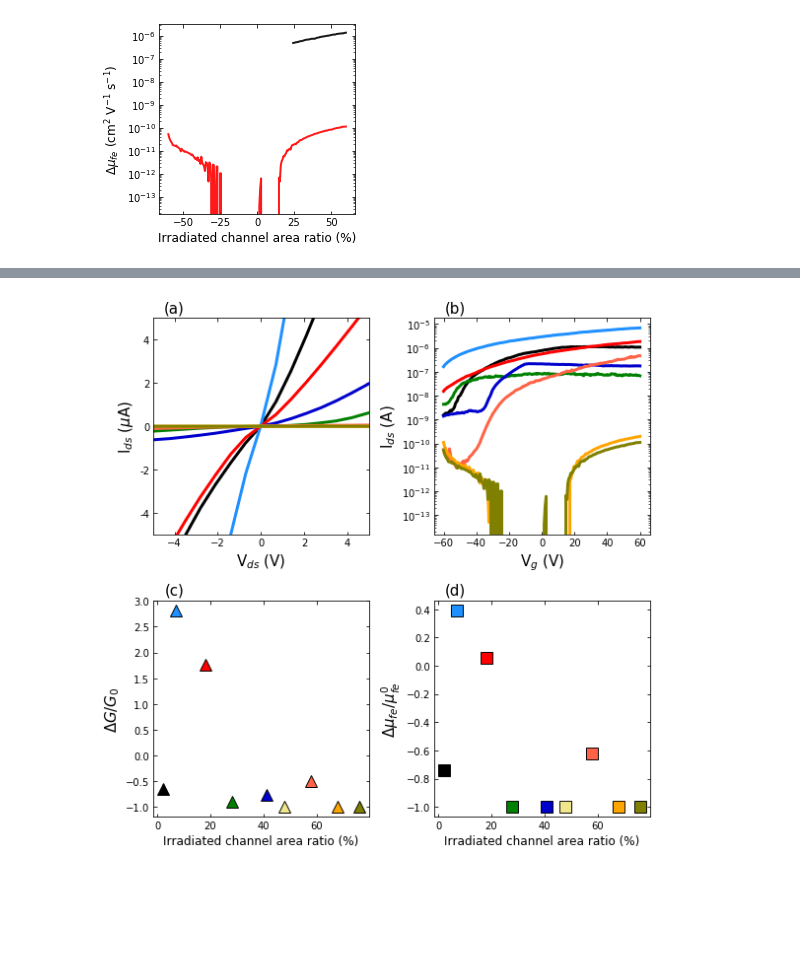
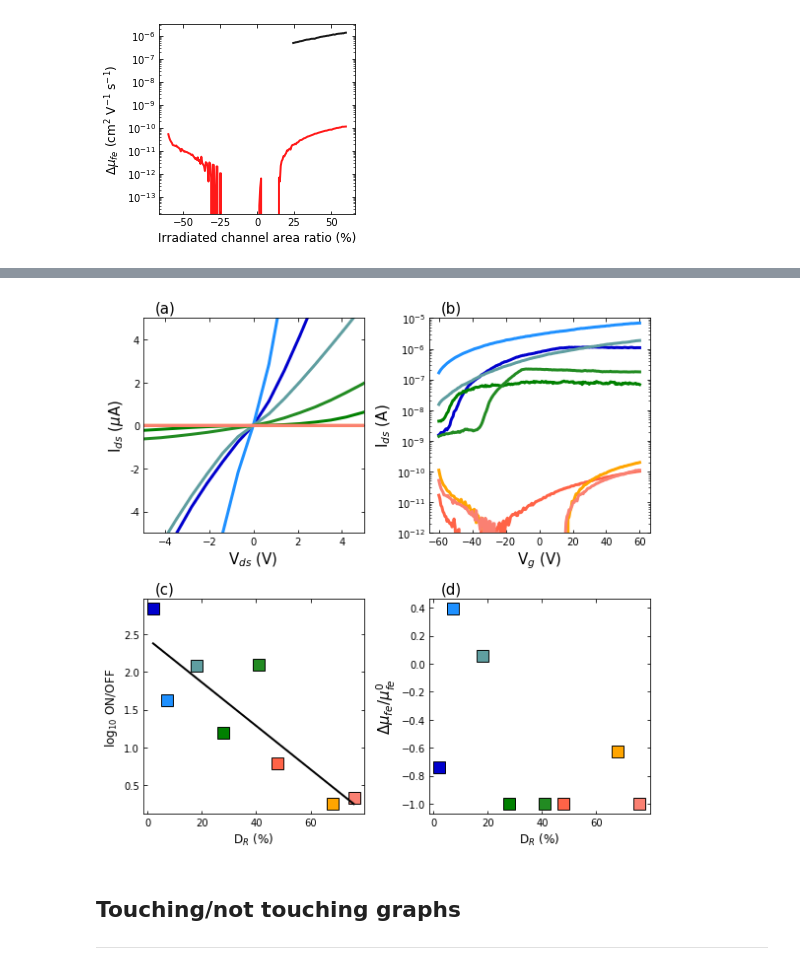
Before and after one commit to molydisulfide/Cut-to-channel-ratio-study, a Jupyter notebook: Paper.ipynb, the cells around one changed output, grey strips where cells are left out. Cells and saved outputs as stored; diff of their text form; code cells hidden in the pictures; blank space fills up the shorter version.

```diff
--- a/Paper.ipynb
+++ b/Paper.ipynb
@@ -915,7 +914,7 @@ plt.show()
 # %%
 fig = plt.figure(figsize = (3.5,3.5))
 ax9 = fig.add_subplot(111)
-cb = ['black','dodgerblue', 'r', 'g', 'mediumblue', 'khaki','tomato', 'orange', 'olive']
+cb = ['mediumblue','dodgerblue', 'cadetblue', 'g', 'forestgreen', 'lime','tomato', 'orange', 'salmon']
 for i in range(len(cb)):
     ax9.plot(ratios[i], sigma_changes[i],'^', ms =12, color=cb[i], mew = '0.95', linewidth = 2, mec = 'black',
         label = "As-made")
@@ -933,7 +932,7 @@ plt.show()
 # %%
 fig = plt.figure(figsize = (3.5,3.5))
 ax9 = fig.add_subplot(111)
-cb = ['black','dodgerblue', 'r', 'g', 'mediumblue', 'khaki','tomato', 'orange', 'olive']
+cb = ['mediumblue','dodgerblue', 'cadetblue', 'g', 'forestgreen', 'lime','tomato', 'orange', 'salmon']
 for i in range(len(cb)):
     ax9.plot(ratios[i], mob_changes[i],'s', ms =12, color=cb[i], mew = '0.95', linewidth = 2, mec = 'black',
         label = "As-made")
@@ -950,0 +975,16 @@ plt.show()
+# %%
+fig = plt.figure(figsize = (3.5,3.5))
+ax9 = fig.add_subplot(111)
+cb = ['mediumblue','dodgerblue', 'cadetblue', 'g', 'forestgreen', 'tomato', 'orange', 'salmon']
+for i in range(len(cb)):
+    ax9.plot(ratios[i], l[i],'s', ms =12, color=cb[i], mew = '0.95', linewidth = 2, mec = 'black',
+        label = "As-made")
+ax9.plot(ratios, fit_fn(ratios), color = 'black', lw = 2, ls = "-")
+ax9.set_yscale('log')
+ax9.tick_params(which = 'both', direction = 'in', top = 'on', right = 'on')
+ax9.set_ylabel("log$_{10}$ ON/OFF ", fontsize = 12)
+ax9.set_xlabel("Irradiated channel area ratio (%)", fontsize = 12)
+#ax9.legend(loc = 'lower right', fontsize = 11)
+
+plt.savefig("on_offs",bbox_inches='tight', dpi = 300)
+plt.show()
@@ -951,38 +993,34 @@ plt.show()
 # %%
 fig = plt.figure(figsize = ((8,8)))
-cb = ['black','dodgerblue', 'r', 'g', 'mediumblue', 'khaki','tomato', 'orange', 'olive']
+cb = ['mediumblue','dodgerblue', 'cadetblue', 'g', 'forestgreen', 'tomato', 'orange', 'salmon']
 scale_y = 1e-6
 ticks_y = ticker.FuncFormatter(lambda x, pos: '{0:g}'.format(x/scale_y))
 
 ax1 = fig.add_subplot(221)
 ax1.set_title("(a)", fontsize = 15, x=0.1)
 ax1.yaxis.set_major_formatter(ticks_y)
-ax1.plot(x_02_EVO_NF[50:150], y_02_EVO_NF[50:150], '-', ms =5,alpha = 1, mew = '1', color = 'black',
+ax1.plot(x_02_EVO_NF[50:150], y_02_EVO_NF[50:150], '-', ms =5,alpha = 1, mew = '1', color = 'mediumblue',
          linewidth = 3, mfc = "black",
         label = "2%")
 ax1.plot(x_085_EVO_NF[50:150], y_085_EVO_NF[50:150], '-', ms =5,alpha = 1, mew = '1', color = 'dodgerblue',
          linewidth = 3, mfc = "dodgerblue",
         label = "7%")
-ax1.plot(x_10_EVO_NF[50:150], y_10_EVO_NF[50:150], '-', ms =5,alpha = 1, mew = '1', color = 'r',
+ax1.plot(x_10_EVO_NF[50:150], y_10_EVO_NF[50:150], '-', ms =5,alpha = 1, mew = '1', color = 'cadetblue',
          linewidth = 3, mfc = "r",
         label = "18%")
 ax1.plot(x_095_EVO_NF[50:150], y_095_EVO_NF[50:150], '-', ms =5,alpha = 1, mew = '1', color = 'g',
          linewidth = 3, mfc = "g",
         label = "28%")
-
-ax1.plot(x_03_EVO_NF[50:150], y_03_EVO_NF[50:150], '-', ms =5,alpha = 1, mew = '1', color = 'mediumblue',
+ax1.plot(x_03_EVO_NF[50:150], y_03_EVO_NF[50:150], '-', ms =5,alpha = 1, mew = '1', color = 'forestgreen',
          linewidth = 3, mfc = "mediumblue",
         label = "41%")
-ax1.plot(x_06_EVO_NF[50:150], y_06_EVO_NF[50:150], '-', ms =5,alpha = 1, mew = '1', color = 'khaki',
+ax1.plot(x_06_EVO_NF[50:150], y_06_EVO_NF[50:150], '-', ms =5,alpha = 1, mew = '1', color = 'tomato',
          linewidth = 3, mfc = "khaki",
         label = "48%")
-ax1.plot(x_055_EVO_NF[50:150], y_055_EVO_NF[50:150], '-', ms =5,alpha = 1, mew = '1', color = 'tomato',
-         linewidth = 3, mfc = "tomato",
-        label = "58%")
 ax1.plot(x_08_EVO_NF[50:150], y_08_EVO_NF[50:150], '-', ms =5,alpha = 1, mew = '1', color = 'orange',
          linewidth = 3, mfc = "orange",
         label = "60%")
-ax1.plot(x_07_EVO_NF[50:150], y_07_EVO_NF[50:150], '-', ms =5,alpha = 1, mew = '1', color = 'olive',
+ax1.plot(x_07_EVO_NF[50:150], y_07_EVO_NF[50:150], '-', ms =5,alpha = 1, mew = '1', color = 'salmon',
          linewidth = 3, mfc = "olive",
         label = "76%")
 ax1.set_xlim([-5,5])
@@ -994,58 +1032,62 @@ ax1.set_ylabel("I$_{ds}$ ($\mu$A)", fontsize = 15)
 ax2 = fig.add_subplot(222)
 ax2.set_title("(b)", fontsize = 15, x=0.1)
 ax2.yaxis.set_major_formatter(ticks_y)
-ax2.plot(x_02_EVO_gt_NF, y_02_EVO_gt_NF, '-', ms =5,alpha = 1, mew = '1', color = 'black',
+ax2.plot(x_02_EVO_gt_NF, y_02_EVO_gt_NF, '-', ms =5,alpha = 1, mew = '1', color = 'mediumblue',
          linewidth = 3, mfc = "black",
         label = "2%")
 ax2.plot(x_085_EVO_gt_NF, y_085_EVO_gt_NF, '-', ms =5,alpha = 1, mew = '1', color = 'dodgerblue',
          linewidth = 3, mfc = "dodgerblue",
         label = "7%")
-ax2.plot(x_10_EVO_gt_NF, y_10_EVO_gt_NF, '-', ms =5,alpha = 1, mew = '1', color = 'r',
+ax2.plot(x_10_EVO_gt_NF, y_10_EVO_gt_NF, '-', ms =5,alpha = 1, mew = '1', color = 'cadetblue',
          linewidth = 3, mfc = "r",
         label = "18%")
 ax2.plot(x_095_EVO_gt_NF, y_095_EVO_gt_NF, '-', ms =5,alpha = 1, mew = '1', color = 'g',
          linewidth = 3, mfc = "g",
         label = "28%")
-ax2.plot(x_03_EVO_gt_NF, y_03_EVO_gt_NF, '-', ms =5,alpha = 1, mew = '1', color = 'mediumblue',
+ax2.plot(x_03_EVO_gt_NF, y_03_EVO_gt_NF, '-', ms =5,alpha = 1, mew = '1', color = 'forestgreen',
          linewidth = 3, mfc = "mediumblue",
         label = "41%")
-ax9.plot(x_06_EVO_gt_NF, y_06_EVO_gt_NF, '-', ms =5,alpha = 1, mew = '1', color = 'khaki',
+ax2.plot(x_06_EVO_gt_NF, y_06_EVO_gt_NF, '-', ms =5,alpha = 1, mew = '1', color = 'tomato',
          linewidth = 3, mfc = "khaki",
         label = "48%")
-ax2.plot(x_055_EVO_gt_NF, y_055_EVO_gt_NF, '-', ms =5,alpha = 1, mew = '1', color = 'tomato',
-         linewidth = 3, mfc = "tomato",
-        label = "58%")
 ax2.plot(x_08_EVO_gt_NF, y_08_EVO_gt_NF, '-', ms =5,alpha = 1, mew = '1', color = 'orange',
          linewidth = 3, mfc = "orange",
         label = "60%")
-ax2.plot(x_07_EVO_gt_NF, y_07_EVO_gt_NF, '-', ms =5,alpha = 1, mew = '1', color = 'olive',
+ax2.plot(x_07_EVO_gt_NF, y_07_EVO_gt_NF, '-', ms =5,alpha = 1, mew = '1', color = 'salmon',
          linewidth = 3, mfc = "olive",
         label = "76%")
 ax2.set_yscale('log')
 ax2.tick_params(which = 'both', direction = 'in', top = 'on', right = 'on')
 ax2.set_xlabel("V$_{g}$ (V)", fontsize = 15)
 ax2.set_ylabel("I$_{ds}$ (A)", fontsize = 15)
+ax2.set_ylim([1*10**-12,1*10**-5])
 
 ax3 = fig.add_subplot(223)
 ax3.set_title("(c)", fontsize = 15, x=0.1)
 for i in range(len(cb)):
-    ax3.plot(ratios[i], sigma_changes[i],'^', ms =12, color=cb[i], mew = '0.95', linewidth = 2, mec = 'black',
+    ax3.plot(ratios[i], l[i],'s', ms =12, color=cb[i], mew = '0.95', linewidth = 2, mec = 'black',
         label = "As-made")
+ax3.plot(ratios, fit_fn(ratios), color = 'black', lw = 2, ls = "-")
+#ax9.set_yscale('log')
 ax3.tick_params(which = 'both', direction = 'in', top = 'on', right = 'on')
-ax3.set_ylabel("$\Delta G/G_{0}$", fontsize = 15)
-ax3.set_xlabel("Irradiated channel area ratio (%)", fontsize = 12)
+ax3.set_ylabel("log$_{10}$ ON/OFF ", fontsize = 12)
+ax3.set_xlabel("D$_R$ (%)", fontsize = 12)
+#ax9.legend(loc = 'lower right', fontsize = 11)
 
 ax4 = fig.add_subplot(224)
 ax4.set_title("(d)", fontsize = 15, x=0.1)
 for i in range(len(cb)):
     ax4.plot(ratios[i], mob_changes[i],'s', ms =12, color=cb[i], mew = '0.95', linewidth = 2, mec = 'black',
         label = "As-made")
 ax4.tick_params(which = 'both', direction = 'in', top = 'on', right = 'on')
 ax4.set_ylabel("$\Delta \mu_{fe}/\mu^{0}_{fe}$", fontsize = 15)
-ax4.set_xlabel("Irradiated channel area ratio (%)", fontsize = 12)
+ax4.set_xlabel("D$_R$ (%)", fontsize = 12)
 
 plt.tight_layout()
 plt.savefig("Fig_3",bbox_inches='tight', dpi = 600)
 plt.show()
 # %% [output]
-[figure, old version]
+[figure, new version]
+# %% [markdown]
+## Touching/not touching graphs
+****
```
Also changed, not shown: parts of 15 cells of this notebook, 3 other files.
